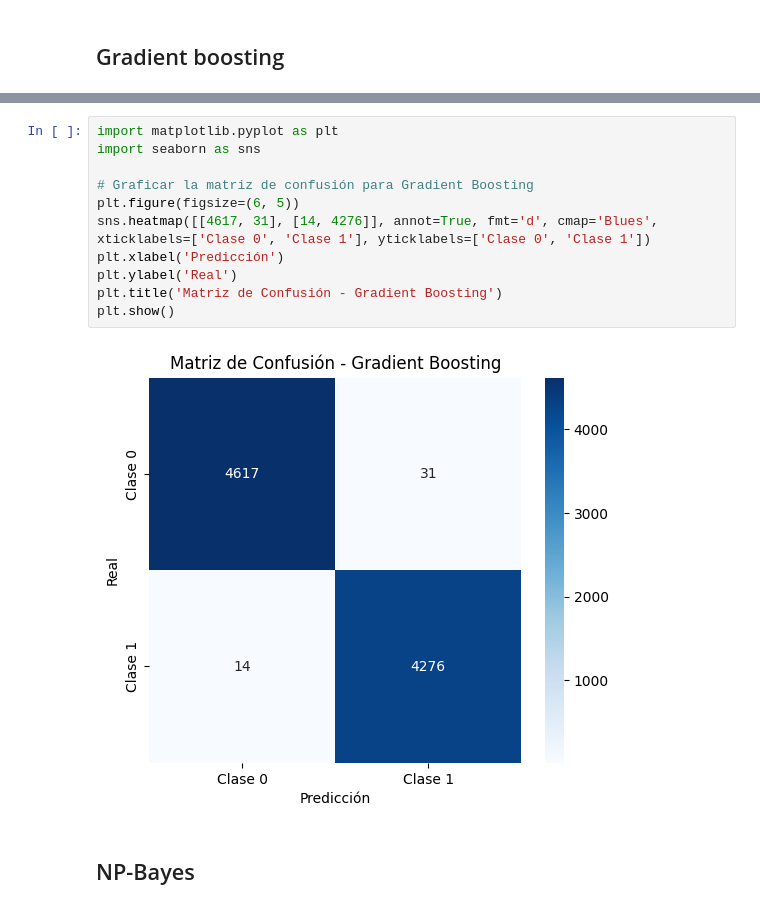
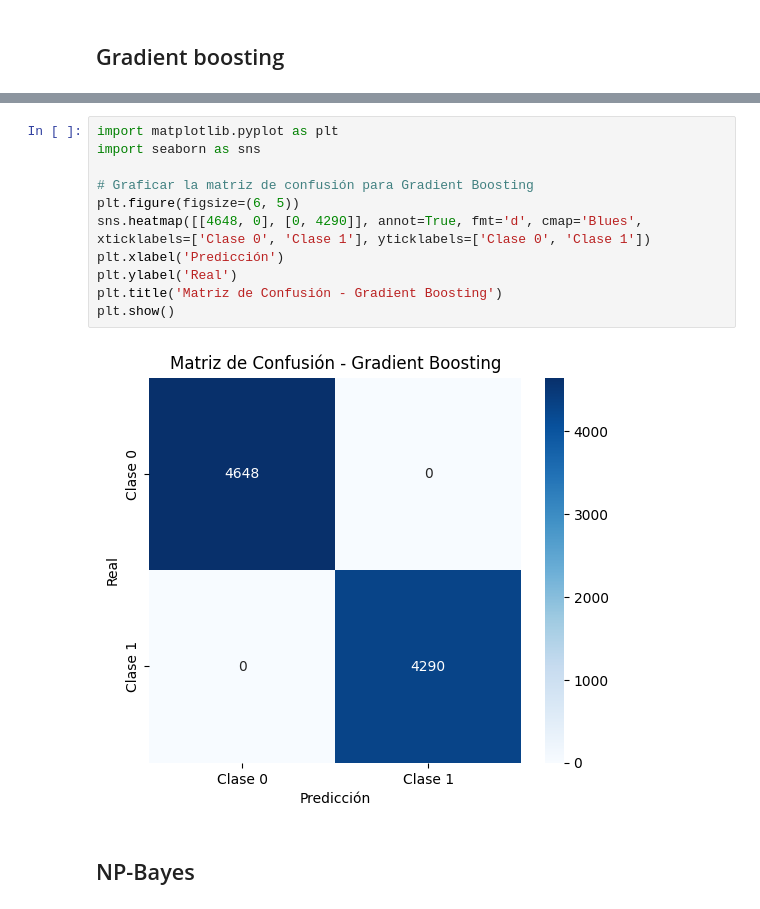
Before and after one commit to IsabelRomoBru/proyecto_machine_learning_Fake_News, a Jupyter notebook: notebooks/modelo_clasicos_todas.ipynb, the cells around one changed output, grey strips where cells are left out. Cells and saved outputs as stored; diff of their text form.

```diff
--- a/notebooks/modelo_clasicos_todas.ipynb
+++ b/notebooks/modelo_clasicos_todas.ipynb
@@ -223,16 +323,16 @@ conf_matrix_gb, class_report_gb
 # %%
 import matplotlib.pyplot as plt
 import seaborn as sns
 
 # Graficar la matriz de confusión para Gradient Boosting
 plt.figure(figsize=(6, 5))
-sns.heatmap([[4617, 31], [14, 4276]], annot=True, fmt='d', cmap='Blues', xticklabels=['Clase 0', 'Clase 1'], yticklabels=['Clase 0', 'Clase 1'])
+sns.heatmap([[4648, 0], [0, 4290]], annot=True, fmt='d', cmap='Blues', xticklabels=['Clase 0', 'Clase 1'], yticklabels=['Clase 0', 'Clase 1'])
 plt.xlabel('Predicción')
 plt.ylabel('Real')
 plt.title('Matriz de Confusión - Gradient Boosting')
 plt.show()
 # %% [output]
-[figure, old version]
+[figure, new version]
 # %% [markdown]
 ## NP-Bayes
 # %%
```
Also changed, not shown: parts of 68 cells of this notebook.
